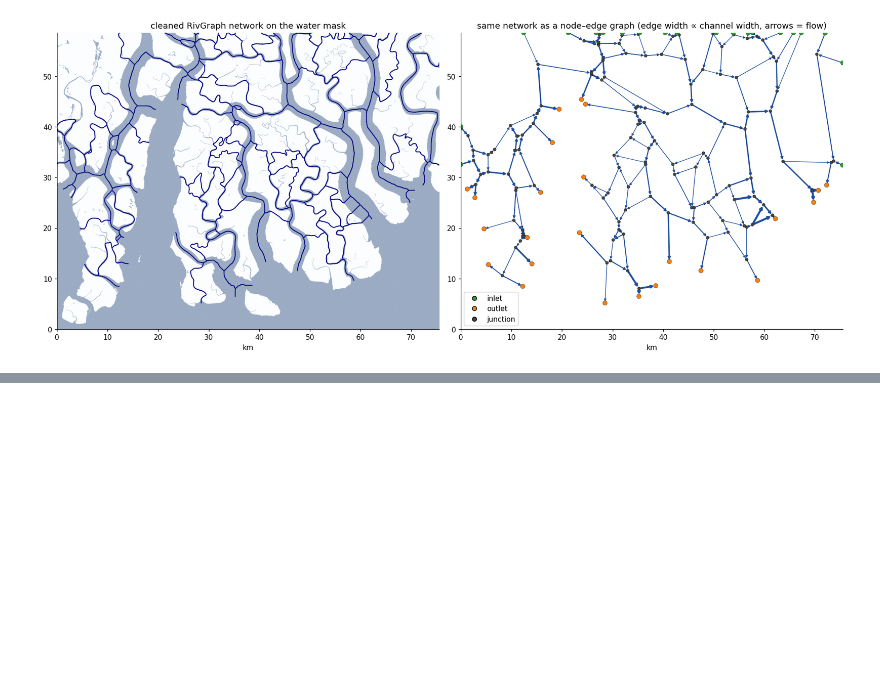
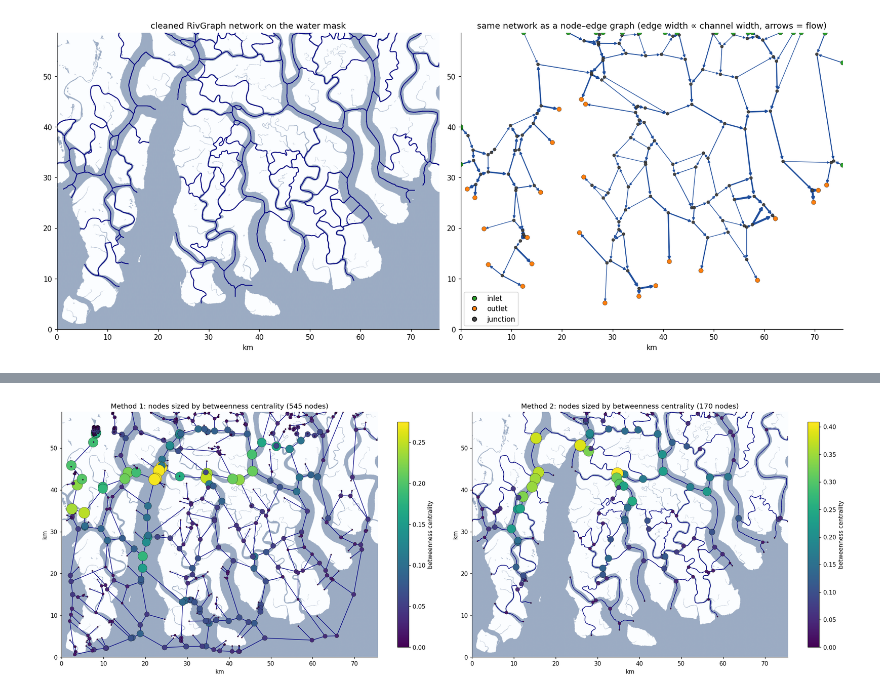
Before and after one commit to KirthiManjunath/Mangrove-network, a Jupyter notebook: Mangroves.ipynb, the cells around one changed output, grey strips where cells are left out. Saved outputs shown, nothing was run; the diff lists cells and outputs as text; code cells hidden in the pictures; blank space fills up the shorter version.

```diff
--- a/Mangroves.ipynb
+++ b/Mangroves.ipynb
@@ -594,0 +758,7 @@ plt.tight_layout(); plt.savefig(f'{OUT}/network_node_edge.png', dpi=130); plt.sh
+# %%
+# BETWEENNESS - node betweenness for each method, shortest paths weighted by channel length (m)
+# Method 1 lengths are straight-line distances, Method 2 lengths follow the real channels.
+bc = {meth: nx.betweenness_centrality(N['S'], weight='length') for meth, N in NETS.items()}
+for meth, N in NETS.items():
+    pd.Series(bc[meth], name='betweenness').sort_values(ascending=False).to_csv(f"{OUT_PRE}/{N['tag']}_node_betweenness.csv")
+pd.DataFrame({meth: pd.Series(b).describe() for meth, b in bc.items()}).round(4)
@@ -594,0 +775,29 @@ plt.tight_layout(); plt.savefig(f'{OUT}/network_node_edge.png', dpi=130); plt.sh
+# %%
+# BETWEENNESS PLOT - Method 1 (left) and Method 2 (right) on the same km axes, node size and colour = betweenness
+# Method 1: its own mask, straight edges between nodes (as in the Method 1 overlay).
+# Method 2: net['water'], channels along their real pixel paths. Needs net, rn, POS, EXT, px_x, px_y.
+fig, axs = plt.subplots(1, 2, figsize=(20, 8))
+for ax, (meth, N) in zip(axs, NETS.items()):
+    nodes = list(N['S'].nodes())
+    b = np.array([bc[meth][v] for v in nodes])
+    if meth == 'Method 1':
+        ax.imshow(mask, cmap='Blues', alpha=0.4, extent=EXT)
+        xy = method1_xy_km(nodes)
+        pos = dict(zip(nodes, xy))
+        for u, v in N['G'].edges():
+            ax.plot(*zip(pos[u], pos[v]), color='navy', lw=1.0, zorder=2)
+    else:
+        ax.imshow(net['water'], cmap='Blues', alpha=0.4, extent=EXT)
+        xy = np.array([POS[v] for v in nodes])
+        for *_, d in N['G'].edges(data=True):
+            rr, cc = np.unravel_index(d['idx'], rn.imshape)
+            ax.plot((cc + 0.5) * px_x / 1e3, EXT[3] - (rr + 0.5) * px_y / 1e3, color='navy', lw=1.0, zorder=2)
+    sc = ax.scatter(xy[:, 0], xy[:, 1], s=5 + 400 * b / b.max(), c=b, cmap='viridis',
+                    edgecolors='k', linewidths=0.3, zorder=3)
+    plt.colorbar(sc, ax=ax, shrink=0.7, label='betweenness centrality')
+    ax.set_xlim(EXT[:2]); ax.set_ylim(EXT[2:]); ax.set_aspect('equal')
+    ax.set_xlabel('km'); ax.set_ylabel('km')
+    ax.set_title(f'{meth}: nodes sized by betweenness centrality ({len(nodes)} nodes)')
+plt.tight_layout(); plt.savefig(f'{OUT_PRE}/both_methods_betweenness_overlay.png', dpi=130); plt.show()
+# %% [output]
+[figure, added]
```
Also changed, not shown: parts of 13 cells of this notebook, 16 other files.
